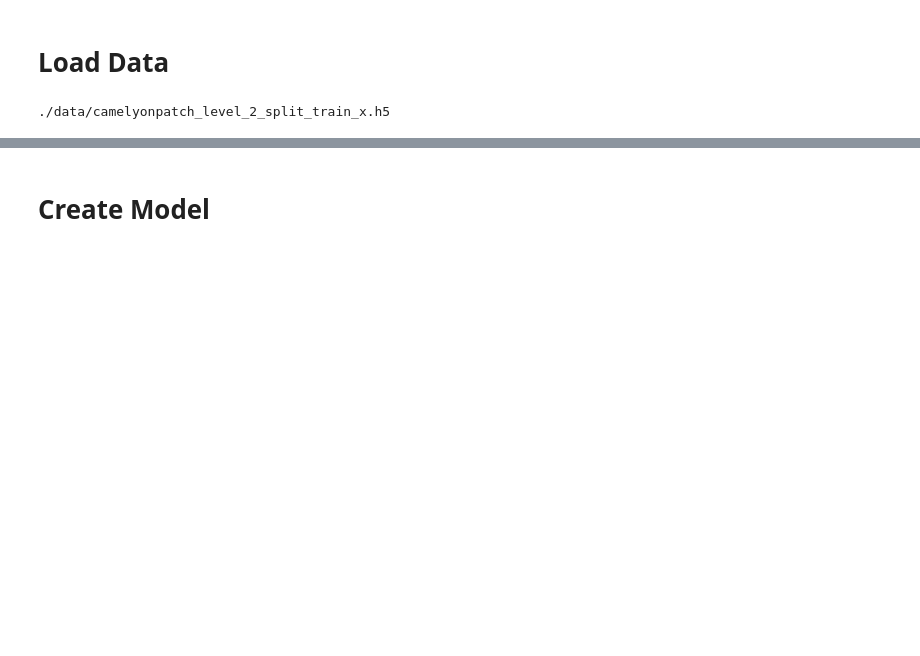
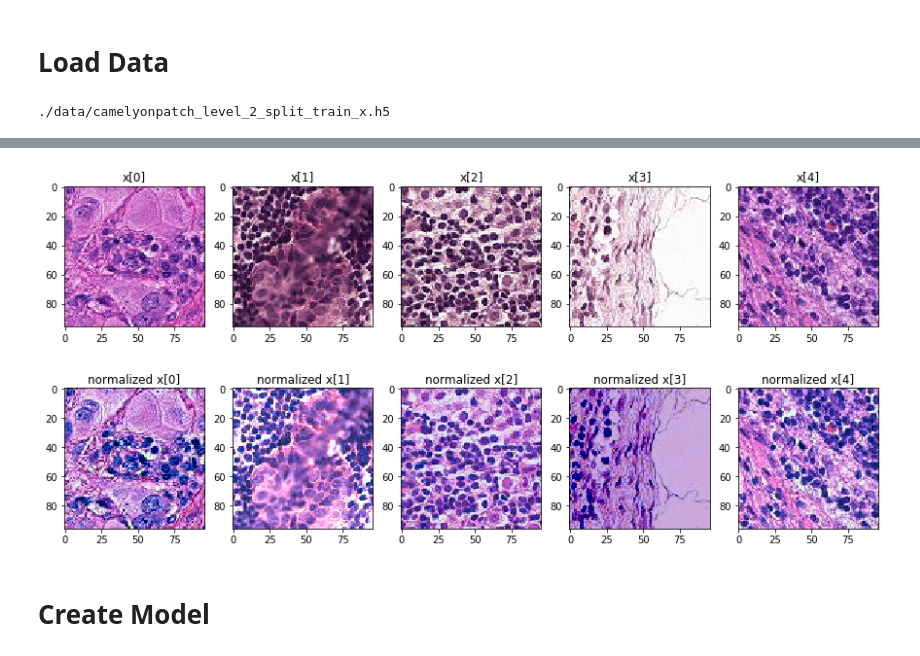
Before and after one commit to KochPJ/Ismi19, a Jupyter notebook: Main.ipynb, the cells around one changed output, grey strips where cells are left out. Cells and saved outputs as stored; diff of their text form; code cells hidden in the pictures; blank space fills up the shorter version.

```diff
--- a/Main.ipynb
+++ b/Main.ipynb
@@ -71,10 +76,10 @@ class DataSet:
 # %%
 class BatchCreator:
 
-    def __init__(self, dataset):
+    def __init__(self, dataset, normalizer = None):
         self.dataset = dataset
         self.dataset_length = self.dataset.get_lenght()
-
+        self.normalizer = normalizer
 
 
     def create_batch(self, batch_size):
@@ -83,10 +88,13 @@ class BatchCreator:
         y_data = np.array([])
 
         with h5py.File(self.dataset.data_dir_x, 'r') as hdf:
-            data = list(hdf['x'][start_pos:start_pos+batch_size])
+            data = np.array(list(hdf['x'][start_pos:start_pos+batch_size]))/255
+
+            if(self.normalizer is not None):
+                data = self.normalizer.normalize(data)
 
 
-            x_data = np.array(data)
+            x_data = data
 
         with h5py.File(self.dataset.data_dir_y, 'r') as hdf:
             data = list(hdf['y'][start_pos:start_pos+batch_size])
@@ -188,3 +221,16 @@ print(batch[1].shape)
+# %%
+#test normalizer
+normalized_images = stain_normalizer.normalize(x)
+for i in range(5):
+    plt.rcParams['figure.figsize'] = (15, 7)
+    plt.subplot(2,5,i+1)
+    plt.title("x[{}]".format(i))
+    plt.imshow(x[i])
+    plt.subplot(2,5,5+i+1)
+    plt.title("normalized x[{}]".format(i))
+    plt.imshow(normalized_images[i])
+# %% [output]
+[figure, added]
 # %% [markdown]
 # Create Model
 # %%
```
Also changed, not shown: parts of 13 cells of this notebook, 28 other files.
